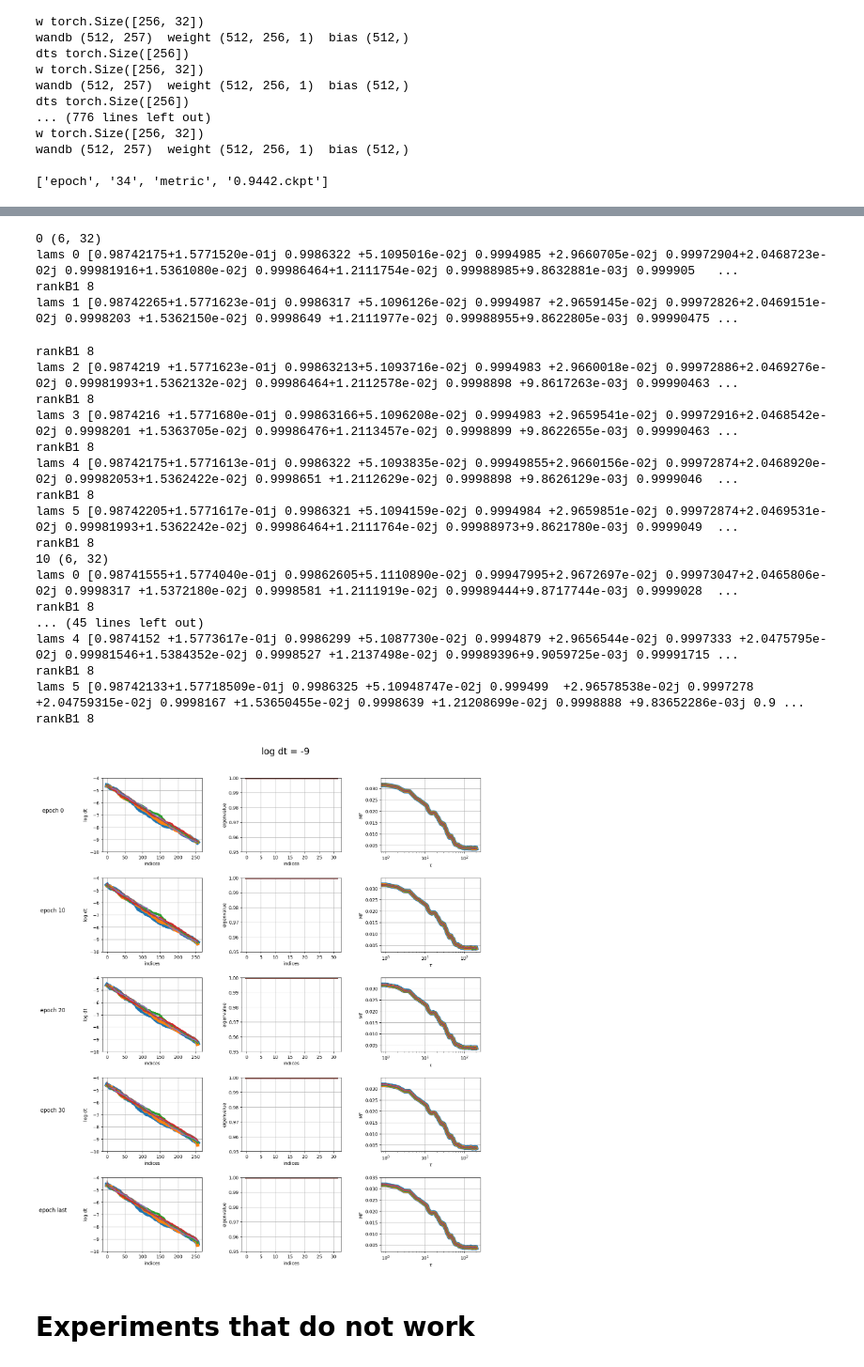
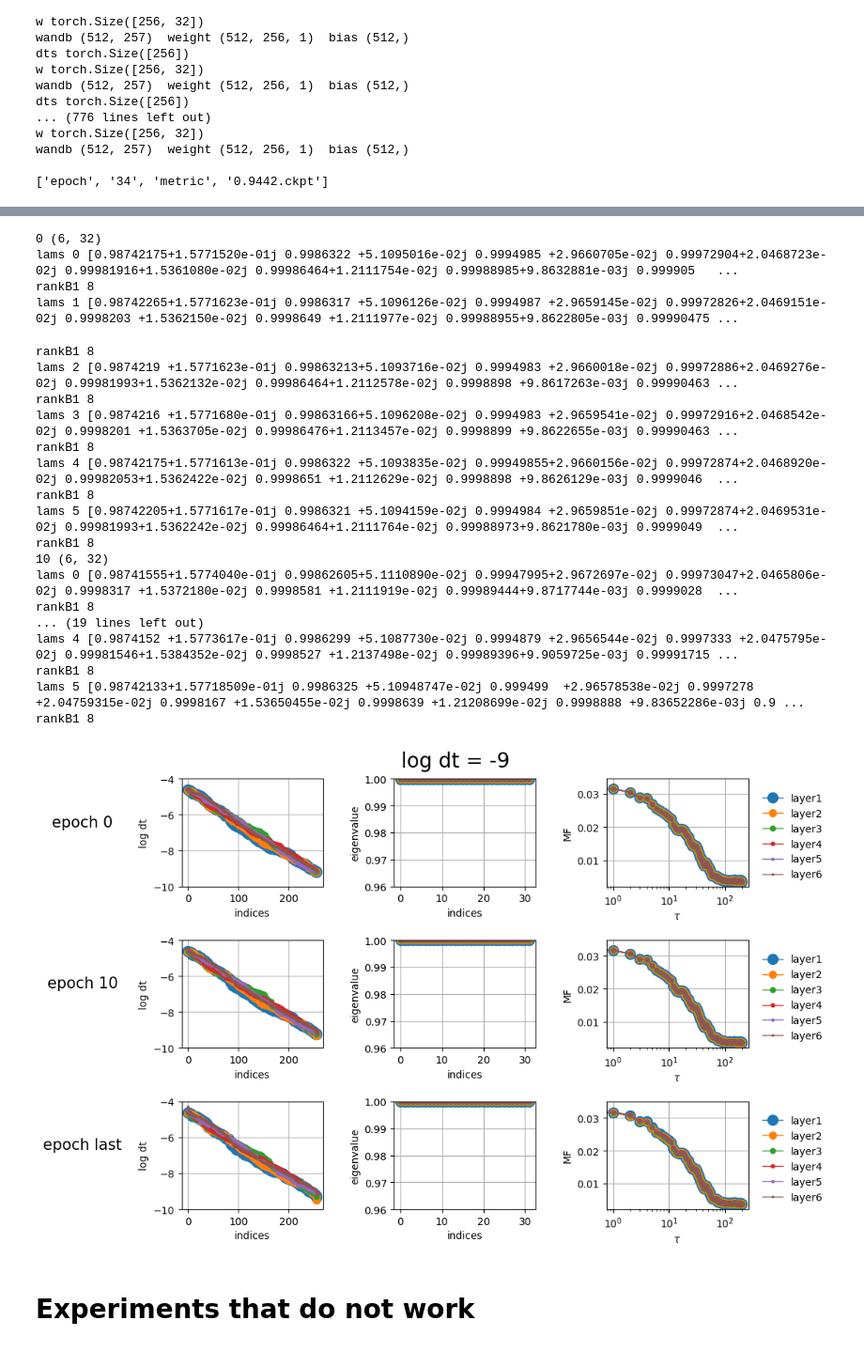
Before and after one commit to jingchuan0guan/ML_application, a Jupyter notebook: s4/check_model.ipynb, the cells around one changed output, grey strips where cells are left out. Shown at 94% size. Drawn from its saved outputs; the diff is of its cells as text; code cells hidden in the pictures.

```diff
--- a/s4/check_model.ipynb
+++ b/s4/check_model.ipynb
@@ -21,7 +21,7 @@ import matplotlib
 import matplotlib.pyplot as plt
 import matplotlib.cm as cm
 
-fig_size_horizontal=15
+fig_size_horizontal=20
 
 def is_array(obj):
     return isinstance(obj, (list, np.ndarray))
@@ -190,7 +190,7 @@ base_dir = "/home/kan/ML_application/s4/outputs/"
 # max_depth = 2
 # base_dir_ = Path(base_dir)
 
-dt = torch.tensor([0, -9][1])
+dt = torch.tensor([0, -5, -9][2])
 n_layer = 6
 data_dict={}
 
@@ -201,6 +201,8 @@ data_dict={}
 #         print("file",file)
 
 files = ["2025-05-13/18-29-34/"]
+# files = ["2025-05-14/12-55-47/"]
+# /home/kan/ML_application/s4/outputs/2025-05-14/12-55-47/checkpoints/
 for file in files:
     dirpath = base_dir+file+"checkpoints/"
     file_paths = []
@@ -249,7 +251,7 @@ plot_epochs = [0,10,999]#[0, 10, 20, 30, 999]
 
 nrows, ncols = len(plot_epochs), 6
 axis_wide, axis_high = 8.0, 6.0
-fig_ratio = 1.5
+fig_ratio = 0.8
 wspace, hspace = 0.7, 0.45
 fig_wide = ncols*(axis_wide+wspace)
 fig_high = nrows*(axis_high+hspace)
@@ -271,7 +273,7 @@ for rep, (key, val) in enumerate(data_dict.items()):
     # print(key, plot_mats.shape)
     for rep_layer in range(n_layer):
         axid = ax[fig_rep][rep_layer]
-        axid.set_title(title, x= -0.8, y=0.5, )
+        axid.set_title(title, x= -1.0, y=0.5, )
         title=""
         plot_mat=plot_mats[rep_layer]
         print(plot_mat.shape)
@@ -290,6 +292,7 @@ for rep, (key, val) in enumerate(data_dict.items()):
         # axid.set_ylabel('log dt')
         # axid.set_ylim(-10, -4)
     fig_rep+=1
+plt.savefig('S4dinv_params_readout.svg', format='svg')
 # %% [output]
 (512, 257)
 (512, 257)
@@ -314,15 +317,14 @@ for rep, (key, val) in enumerate(data_dict.items()):
 inputname = ["gauss", "uniform"][1]
 shuff = [True, False][1]
 ex_input_scale1 = [0, 0.05, 0.1, 0.2, 0.5, 1][2]
-ex_input_scale2 = [0, 0.05, 0.1, 0.2, 0.5, 1][0]
 densin_shared = [True, False][0]
 activation = ['lin', 'tanh'][0]
-plot_epochs = [0, 10, 20, 30, 999]
+plot_epochs = [0, 10, 999] #[0, 10, 20, 30, 999]
 
 nrows, ncols = len(plot_epochs), 3
 axis_wide, axis_high = 8.0, 6.0
-fig_ratio = 1
-wspace, hspace = 0.4, 0.35
+fig_ratio = 0.5
+wspace, hspace = 0.5, 0.5
 fig_wide = ncols*(axis_wide+wspace)
 fig_high = nrows*(axis_high+hspace)
 fig_wide_size = fig_size_horizontal*fig_ratio
@@ -334,6 +336,7 @@ fig.subplots_adjust(wspace=wspace, hspace=hspace)
 fig.suptitle("log dt = %d"%dt, x=0.5, y=0.93, fontsize=20)
 # plt.figure(figsize=(10, 6))
 fig_rep=0
+ms0 = 20
 for rep, (key, val) in enumerate(data_dict.items()):
     title = "epoch last" if key==999 else "epoch %d"%key
     if not key in plot_epochs:
@@ -345,14 +348,16 @@ for rep, (key, val) in enumerate(data_dict.items()):
     lams_arr = val[1]
     print(key, lams_arr.shape)
     axid = ax[fig_rep][0]
-    axid.set_title(title, x= -0.5, y=0.5, )
+    axid.set_title(title, x= -0.7, y=0.5, fontsize=15)
     for rep_layer in range(n_layer):
         dts = dts_arr[rep_layer]
         dts = dts[np.argsort(np.abs(dts))]
         axid.plot(
             dts,
             # label="num", #+ noisename,
-            lw=10*0.7**rep_layer,
+            # lw=10*0.7**rep_layer,
+            lw=1, ms=ms0*0.7**rep_layer,
+            marker='.',
             )
     axid.grid()
     axid.set_xlabel('indices')
@@ -372,9 +377,10 @@ for rep, (key, val) in enumerate(data_dict.items()):
         axid.plot(
             lams,
             # label="num", #+ noisename,
-            lw=5
+            lw=1, ms=ms0*0.7**rep_layer,
+            marker='.',
             )
-    axid.set_ylim(0.95, 1.0)
+    axid.set_ylim(0.96, 1.0)
 
     axid = ax[fig_rep][2]
     fig_rep+=1
@@ -417,37 +423,40 @@ for rep, (key, val) in enumerate(data_dict.items()):
         rcond=1e-15
         # print(np.var(u), np.var(v))
         MC_num, MFs_num, ranks_num = MC_0ex_inv(
             dim_rv, states_series.T, u, maxtau=maxtau, Two=Two, T=T, thresh='N', rcond=rcond,
             debug=False,
             )
         axid.plot(
             MFs_num,
-            # label="num", #+ noisename,
-            lw=10*0.7**rep_layer
+            label="layer%d"%(rep_layer+1), #+ noisename,
+            lw=1, ms=ms0*0.7**rep_layer,
+            marker='.',
             )
+        axid.legend(bbox_to_anchor=(1, 1), loc='upper left', borderaxespad=1, frameon=False)
+plt.savefig("S4dinv_params_kernel_%d.svg"%dt, format='svg')
 # %% [output]
 0 (6, 32)
 lams 0 [0.98742175+1.5771520e-01j 0.9986322 +5.1095016e-02j 0.9994985 +2.9660705e-02j 0.99972904+2.0468723e-02j 0.99981916+1.5361080e-02j 0.99986464+1.2111754e-02j 0.99988985+9.8632881e-03j 0.999905   ...
 rankB1 8
 lams 1 [0.98742265+1.5771623e-01j 0.9986317 +5.1096126e-02j 0.9994987 +2.9659145e-02j 0.99972826+2.0469151e-02j 0.9998203 +1.5362150e-02j 0.9998649 +1.2111977e-02j 0.99988955+9.8622805e-03j 0.99990475 ...
 rankB1 8
 lams 2 [0.9874219 +1.5771623e-01j 0.99863213+5.1093716e-02j 0.9994983 +2.9660018e-02j 0.99972886+2.0469276e-02j 0.99981993+1.5362132e-02j 0.99986464+1.2112578e-02j 0.9998898 +9.8617263e-03j 0.99990463 ...
 rankB1 8
 lams 3 [0.9874216 +1.5771680e-01j 0.99863166+5.1096208e-02j 0.9994983 +2.9659541e-02j 0.99972916+2.0468542e-02j 0.9998201 +1.5363705e-02j 0.99986476+1.2113457e-02j 0.9998899 +9.8622655e-03j 0.99990463 ...
 rankB1 8
 lams 4 [0.98742175+1.5771613e-01j 0.9986322 +5.1093835e-02j 0.99949855+2.9660156e-02j 0.99972874+2.0468920e-02j 0.99982053+1.5362422e-02j 0.9998651 +1.2112629e-02j 0.9998898 +9.8626129e-03j 0.9999046  ...
 rankB1 8
 lams 5 [0.98742205+1.5771617e-01j 0.9986321 +5.1094159e-02j 0.9994984 +2.9659851e-02j 0.99972874+2.0469531e-02j 0.99981993+1.5362242e-02j 0.99986464+1.2111764e-02j 0.99988973+9.8621780e-03j 0.9999049  ...
 rankB1 8
 10 (6, 32)
 lams 0 [0.98741555+1.5774040e-01j 0.99862605+5.1110890e-02j 0.99947995+2.9672697e-02j 0.99973047+2.0465806e-02j 0.9998317 +1.5372180e-02j 0.9998581 +1.2111919e-02j 0.99989444+9.8717744e-03j 0.9999028  ...
 rankB1 8
-... (45 lines left out)
+... (19 lines left out)
 lams 4 [0.9874152 +1.5773617e-01j 0.9986299 +5.1087730e-02j 0.9994879 +2.9656544e-02j 0.9997333 +2.0475795e-02j 0.99981546+1.5384352e-02j 0.9998527 +1.2137498e-02j 0.99989396+9.9059725e-03j 0.99991715 ...
 rankB1 8
 lams 5 [0.98742133+1.57718509e-01j 0.9986325 +5.10948747e-02j 0.999499  +2.96578538e-02j 0.9997278 +2.04759315e-02j 0.9998167 +1.53650455e-02j 0.9998639 +1.21208699e-02j 0.9998888 +9.83652286e-03j 0.9 ...
 rankB1 8
-[figure, old version]
+[figure, new version]
 # %% [markdown]
 # Experiments that do not work
 # %%
```
Also changed, not shown: parts of 2 cells of this notebook, 5 other files.
